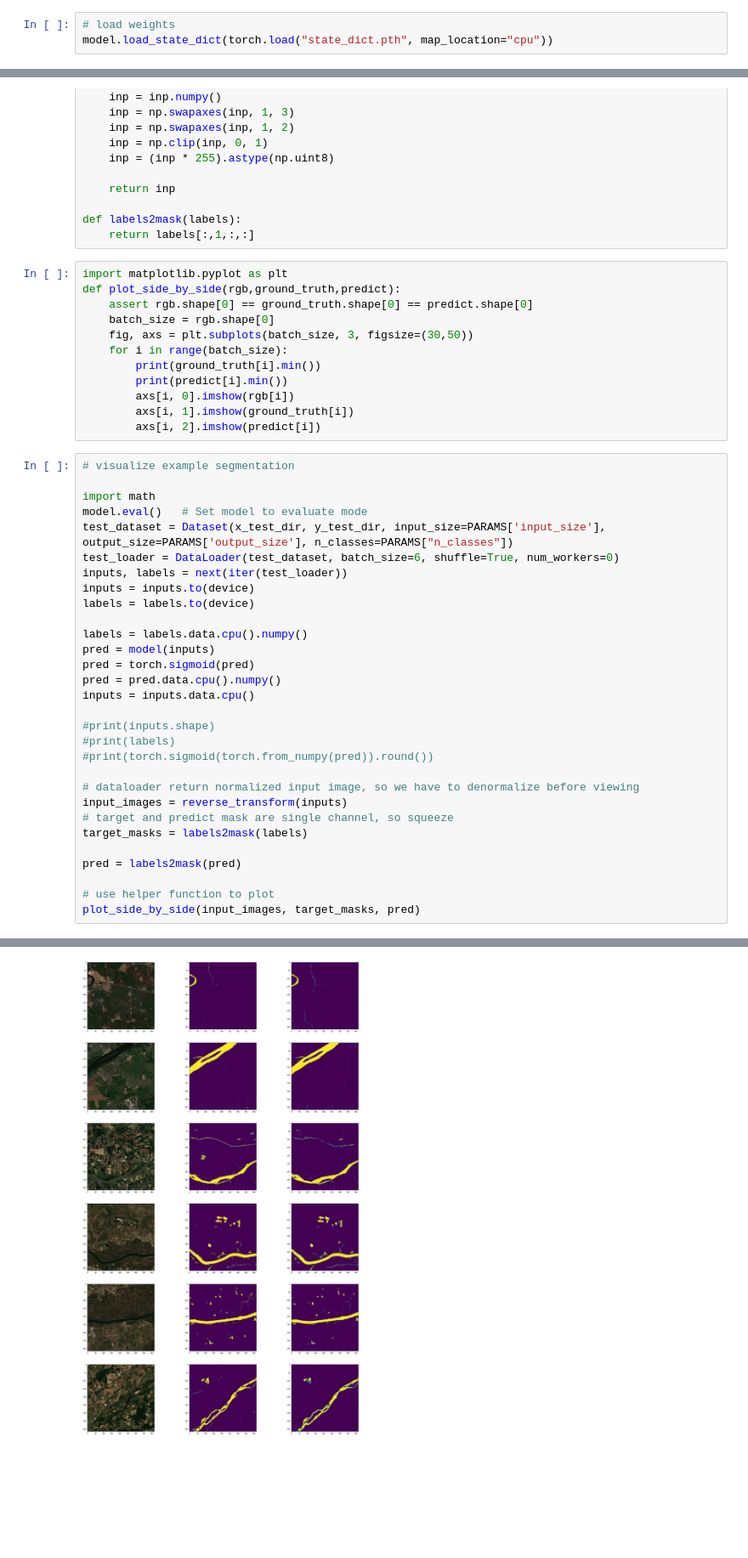
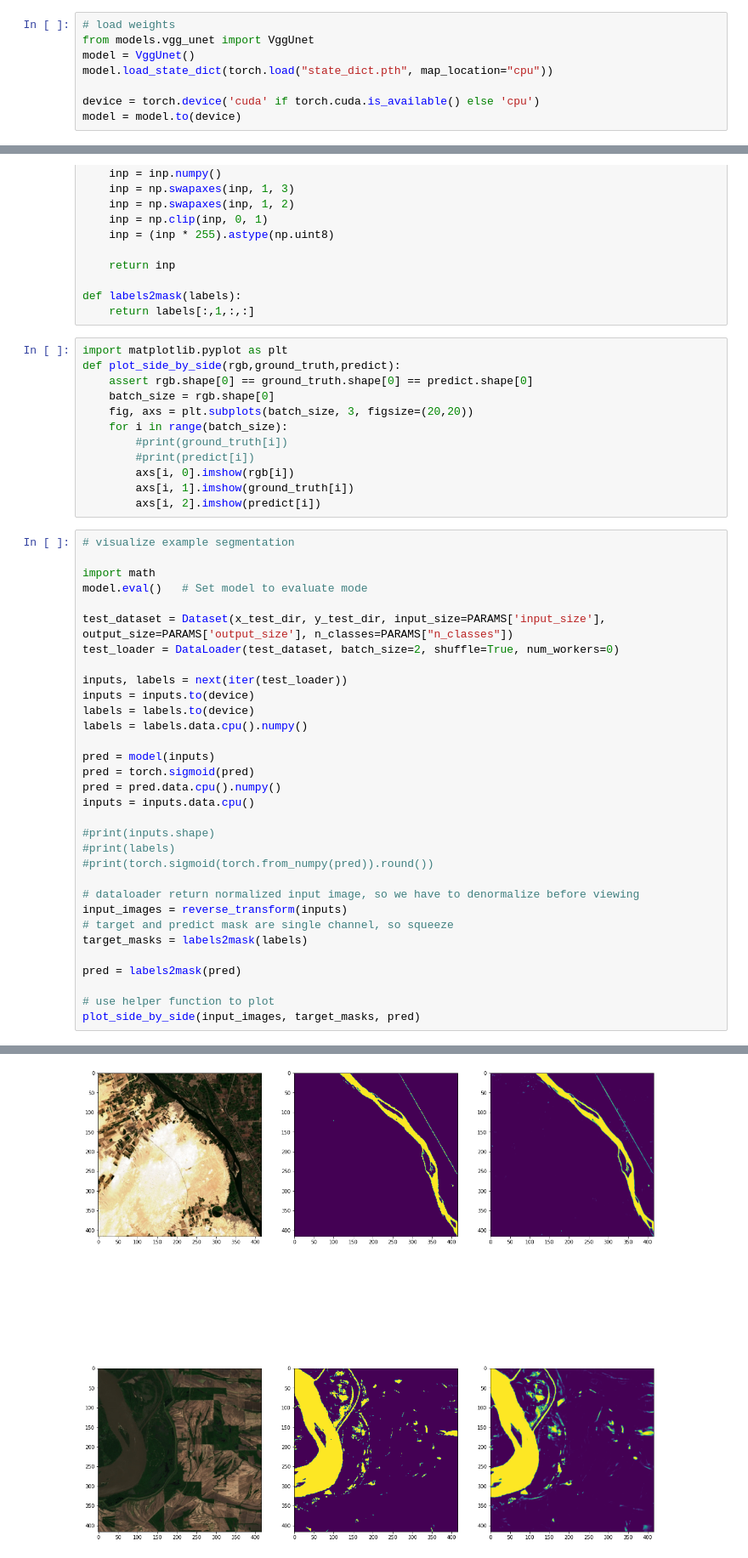
Before and after one commit to MoadSaadKhorchef/MSc-Project, a Jupyter notebook: Code/Evaluation.ipynb, the cells around one changed output, grey strips where cells are left out. Shown at 85% size. Cells and saved outputs as stored; diff of their text form; blank space fills up the shorter version.

```diff
--- a/Code/Evaluation.ipynb
+++ b/Code/Evaluation.ipynb
@@ -63,4 +63,9 @@ dataloaders = {
 }
 # %%
 # load weights
+from models.vgg_unet import VggUnet
+model = VggUnet()
 model.load_state_dict(torch.load("state_dict.pth", map_location="cpu"))
+
+device = torch.device('cuda' if torch.cuda.is_available() else 'cpu')
+model = model.to(device)
@@ -91,10 +94,10 @@ import matplotlib.pyplot as plt
 def plot_side_by_side(rgb,ground_truth,predict):
     assert rgb.shape[0] == ground_truth.shape[0] == predict.shape[0]
     batch_size = rgb.shape[0]
-    fig, axs = plt.subplots(batch_size, 3, figsize=(30,50))
+    fig, axs = plt.subplots(batch_size, 3, figsize=(20,20))
     for i in range(batch_size):
-        print(ground_truth[i].min())
-        print(predict[i].min())
+        #print(ground_truth[i])
+        #print(predict[i])
         axs[i, 0].imshow(rgb[i])
         axs[i, 1].imshow(ground_truth[i])
         axs[i, 2].imshow(predict[i])
@@ -103,13 +106,15 @@ def plot_side_by_side(rgb,ground_truth,predict):
 
 import math
 model.eval()   # Set model to evaluate mode
+
 test_dataset = Dataset(x_test_dir, y_test_dir, input_size=PARAMS['input_size'], output_size=PARAMS['output_size'], n_classes=PARAMS["n_classes"])
-test_loader = DataLoader(test_dataset, batch_size=6, shuffle=True, num_workers=0)
+test_loader = DataLoader(test_dataset, batch_size=2, shuffle=True, num_workers=0)
+
 inputs, labels = next(iter(test_loader))
 inputs = inputs.to(device)
 labels = labels.to(device)
+labels = labels.data.cpu().numpy()
 
-labels = labels.data.cpu().numpy()
 pred = model(inputs)
 pred = torch.sigmoid(pred)
 pred = pred.data.cpu().numpy()
@@ -145,4 +138,4 @@ torch.Size([6, 3, 416, 416])
-[figure, old version]
+[figure, new version]
 # %%
 !git status
 # %% [output]
```
Also changed, not shown: parts of 6 cells of this notebook, 1 other file.
